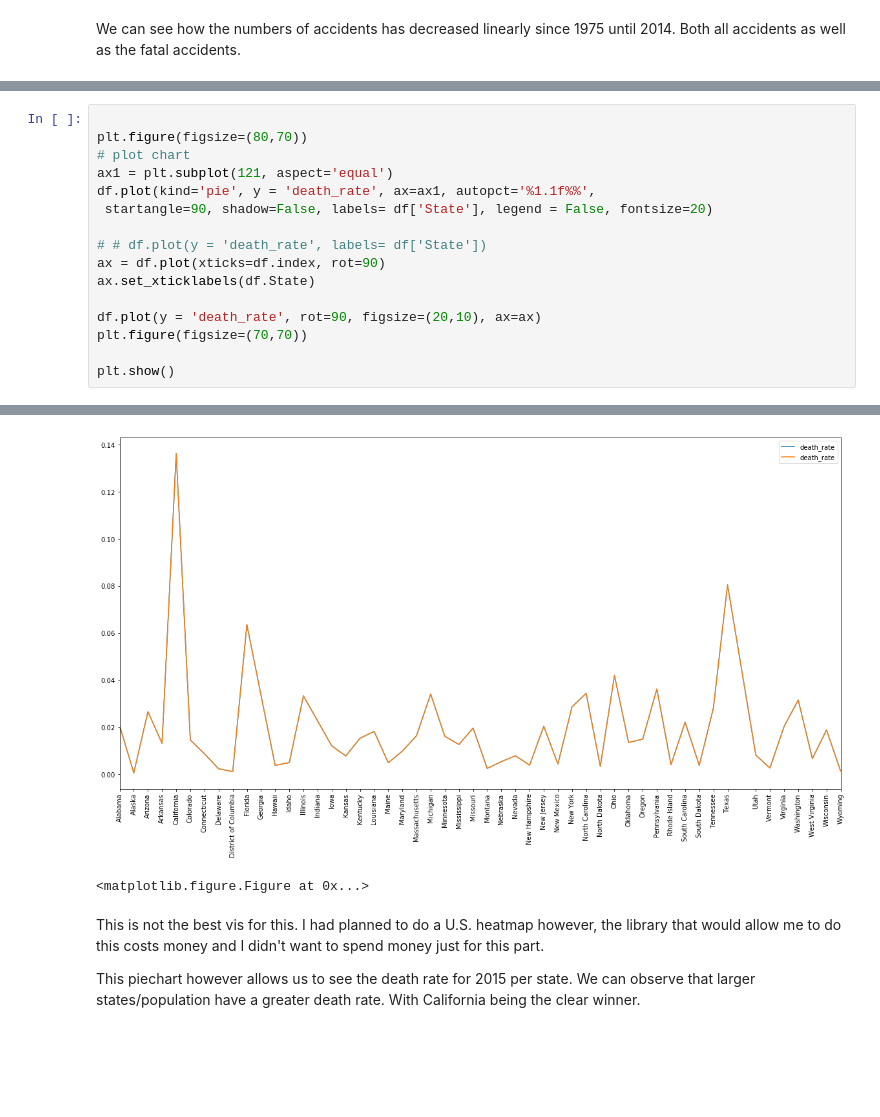
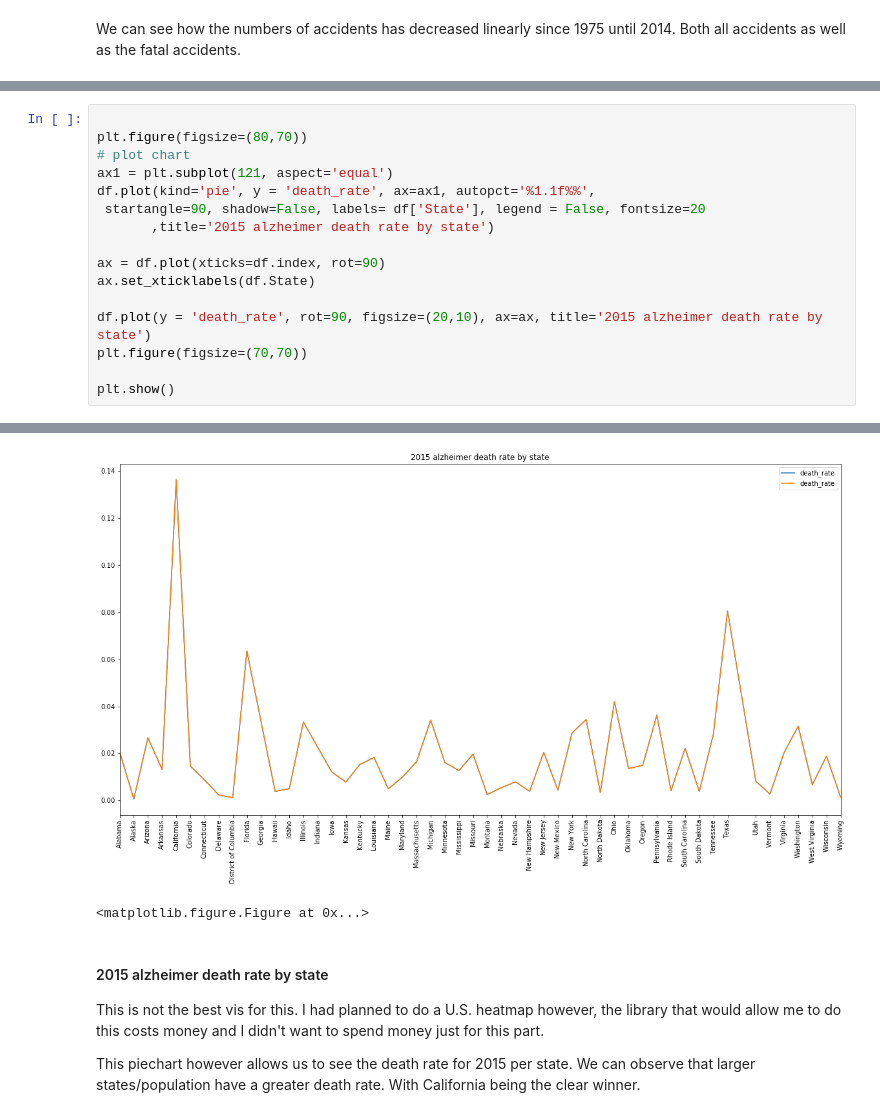
Before and after one commit to jesuszarate/VisForScientificData, a Jupyter notebook: Assignment1/Assignment1.ipynb, the cells around one changed output, grey strips where cells are left out. Drawn from its saved outputs; the diff is of its cells as text; blank space fills up the shorter version.

```diff
--- a/Assignment1/Assignment1.ipynb
+++ b/Assignment1/Assignment1.ipynb
@@ -346,13 +410,13 @@ plt.figure(figsize=(80,70))
 # plot chart
 ax1 = plt.subplot(121, aspect='equal')
 df.plot(kind='pie', y = 'death_rate', ax=ax1, autopct='%1.1f%%',
- startangle=90, shadow=False, labels= df['State'], legend = False, fontsize=20)
+ startangle=90, shadow=False, labels= df['State'], legend = False, fontsize=20
+       ,title='2015 alzheimer death rate by state')
 
-# # df.plot(y = 'death_rate', labels= df['State'])
 ax = df.plot(xticks=df.index, rot=90)
 ax.set_xticklabels(df.State)
 
-df.plot(y = 'death_rate', rot=90, figsize=(20,10), ax=ax)
+df.plot(y = 'death_rate', rot=90, figsize=(20,10), ax=ax, title='2015 alzheimer death rate by state')
 plt.figure(figsize=(70,70))
 
 plt.show()
@@ -361,6 +425,8 @@ plt.show()
-[figure, old version]
+[figure, new version]
 <matplotlib.figure.Figure at 0x...>
 # %% [markdown]
+#### 2015 alzheimer death rate by state
+
 This is not the best vis for this. I had planned to do a U.S. heatmap however, the library that would allow me to do this costs money and I didn't want to spend money just for this part.
 
 This piechart however allows us to see the death rate for 2015 per state. We can observe that larger states/population have a greater death rate. With California being the clear winner.
```
Also changed, not shown: parts of 7 cells of this notebook.
